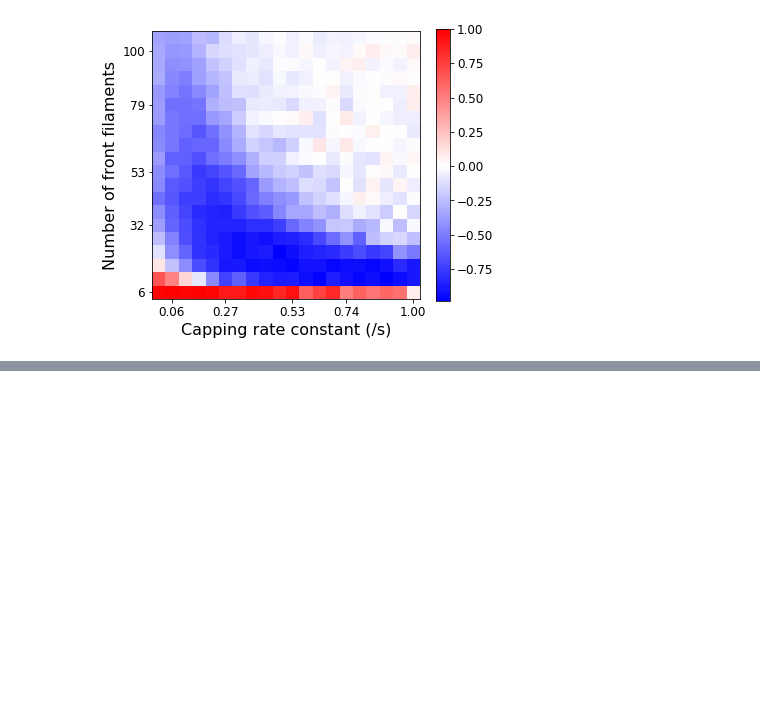
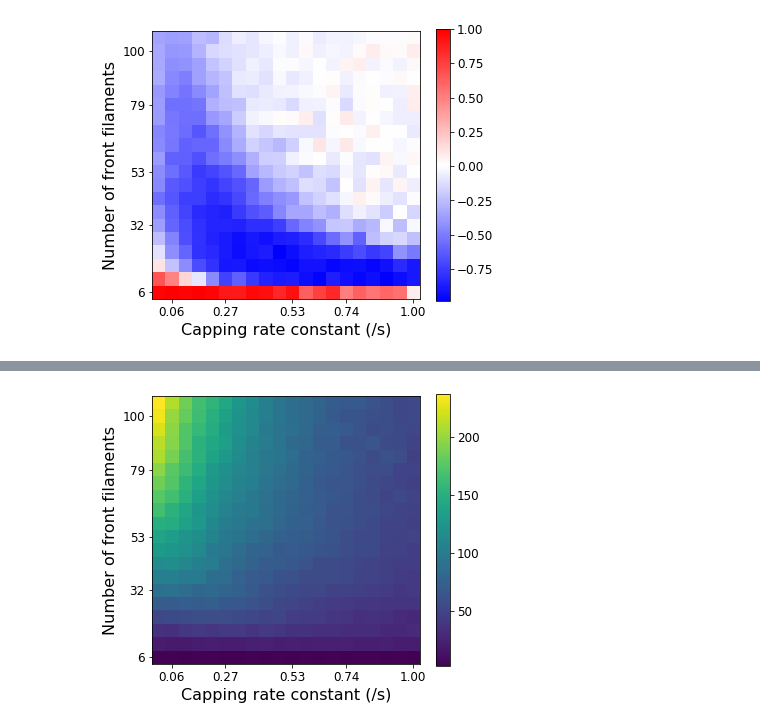
Before and after one commit to jiongyi/postdoc, a Jupyter notebook: actin_assembly/simulation/weichsel_schwarz/2020-04-25-weichsel-schwarz-growth-rate-vs-capping.ipynb, the cells around one changed output, grey strips where cells are left out. Drawn from its saved outputs; the diff is of its cells as text; code cells hidden in the pictures; blank space fills up the shorter version.

```diff
--- a/actin_assembly/simulation/weichsel_schwarz/2020-04-25-weichsel-schwarz-growth-rate-vs-capping.ipynb
+++ b/actin_assembly/simulation/weichsel_schwarz/2020-04-25-weichsel-schwarz-growth-rate-vs-capping.ipynb
@@ -58,0 +80,21 @@ dump_session('apr-30-session.db')
+# %%
+fig3_hand, axes3_hand = subplots()
+fig3_hand.set_figheight(5)
+im3_hand = axes3_hand.imshow(flip(density_active_mat, 0).mean(axis=-1), cmap=get_cmap('viridis'))
+axes3_hand.set_xlabel('Capping rate constant (/s)', fontsize=16)
+ticks_row = linspace(1, num_intervals - 1, 5, dtype=int)
+x_label_row = []
+y_label_row = []
+for i in ticks_row:
+    x_label_row.append('{:.2f}'.format(capping_rate_const_row[i]))
+    y_label_row.append('{:n}'.format(num_front_filaments_row[-i]))
+axes3_hand.set_xticks(ticks_row)
+axes3_hand.set_xticklabels(x_label_row, fontsize=12)
+axes3_hand.set_yticks(ticks_row)
+axes3_hand.set_yticklabels(y_label_row, fontsize=12)
+axes3_hand.set_ylabel('Number of front filaments', fontsize=16)
+bar3_hand = fig3_hand.colorbar(im3_hand)
+bar3_hand.ax.tick_params(labelsize=12)
+fig3_hand.savefig('filament-density-phase-diagram.png')
+# %% [output]
+[figure, added]
```
Also changed, not shown: parts of 7 cells of this notebook, 5 other files.
